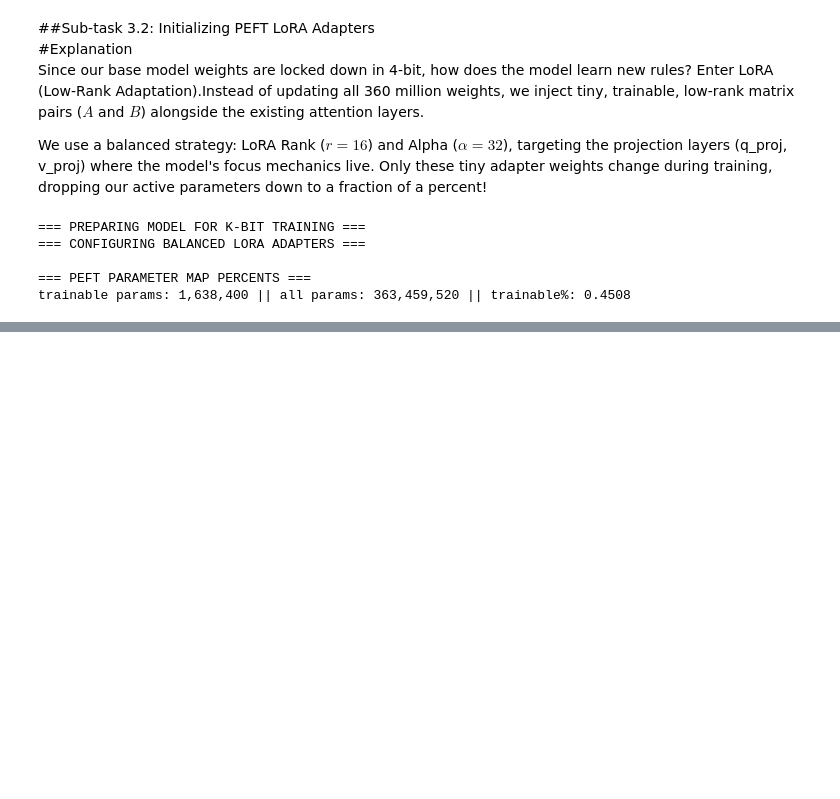
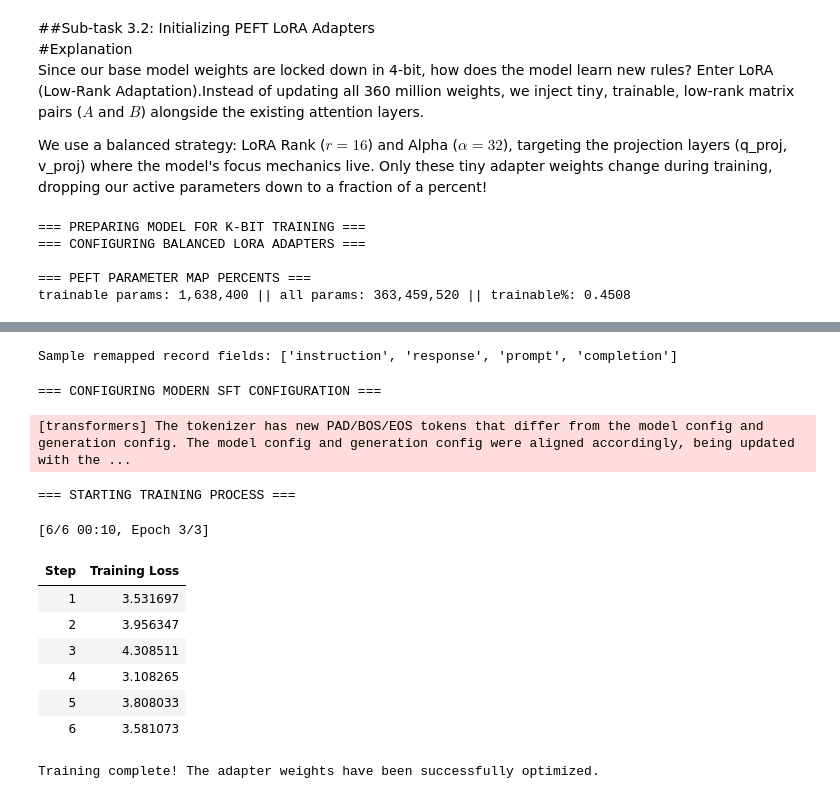
Before and after one commit to kartikeya-dubey/FineTuning, a Jupyter notebook: FineTuning_HR_Policy_Domain.ipynb, the cells around one changed output, grey strips where cells are left out. Drawn from its saved outputs; the diff is of its cells as text; code cells hidden in the pictures; blank space fills up the shorter version.

```diff
--- a/FineTuning_HR_Policy_Domain.ipynb
+++ b/FineTuning_HR_Policy_Domain.ipynb
@@ -253,0 +235,63 @@ trainable params: 1,638,400 || all params: 363,459,520 || trainable%: 0.4508
+# %%
+# Rename keys cleanly to match modern SFT prompt-completion schema expectations
+train_dataset_mapped = split_dataset["train"].map(
+    lambda x: {"prompt": x["instruction"], "completion": x["response"]}
+)
+eval_dataset_mapped = split_dataset["test"].map(
+    lambda x: {"prompt": x["instruction"], "completion": x["response"]}
+)
+
+print("Sample remapped record fields:", train_dataset_mapped.column_names)
+# %% [output]
+Sample remapped record fields: ['instruction', 'response', 'prompt', 'completion']
+# %%
+import torch
+from trl import SFTConfig, SFTTrainer
+
+print("=== CONFIGURING MODERN SFT CONFIGURATION ===")
+
+# Synchronize padding parameters to eliminate open-ended alignment crashes
+tokenizer.pad_token = tokenizer.eos_token
+model.config.pad_token_id = tokenizer.eos_token_id
+
+# SFTConfig manages the parameters, hyper-parameters, and dataset properties
+sft_config = SFTConfig(
+    output_dir="./hr_llm_adapter",
+    per_device_train_batch_size=1,
+    gradient_accumulation_steps=4,
+    learning_rate=2e-4,
+    logging_steps=1,
+    num_train_epochs=3,
+    eval_strategy="no",
+    save_strategy="no",
+    bf16=True,
+    optim="paged_adamw_8bit",
+    report_to="none",
+    packing=False,
+    max_length=256        # ← back in SFTConfig, but check your trl version
+)
+
+trainer = SFTTrainer(
+    model=model,
+    train_dataset=train_dataset_mapped,
+    processing_class=tokenizer,
+    args=sft_config,
+    peft_config=None          # no max_seq_length here
+)
+
+print("\n=== STARTING TRAINING PROCESS ===")
+trainer.train()
+print("\nTraining complete! The adapter weights have been successfully optimized.")
+# %% [output]
+=== CONFIGURING MODERN SFT CONFIGURATION ===
+[transformers] The tokenizer has new PAD/BOS/EOS tokens that differ from the model config and generation config. The model config and generation config were aligned accordingly, being updated with the ...
+=== STARTING TRAINING PROCESS ===
+[6/6 00:10, Epoch 3/3]
+| Step | Training Loss |
+| 1 | 3.531697 |
+| 2 | 3.956347 |
+| 3 | 4.308511 |
+| 4 | 3.108265 |
+| 5 | 3.808033 |
+| 6 | 3.581073 |
+Training complete! The adapter weights have been successfully optimized.
```
Also changed, not shown: parts of 7 cells of this notebook.
